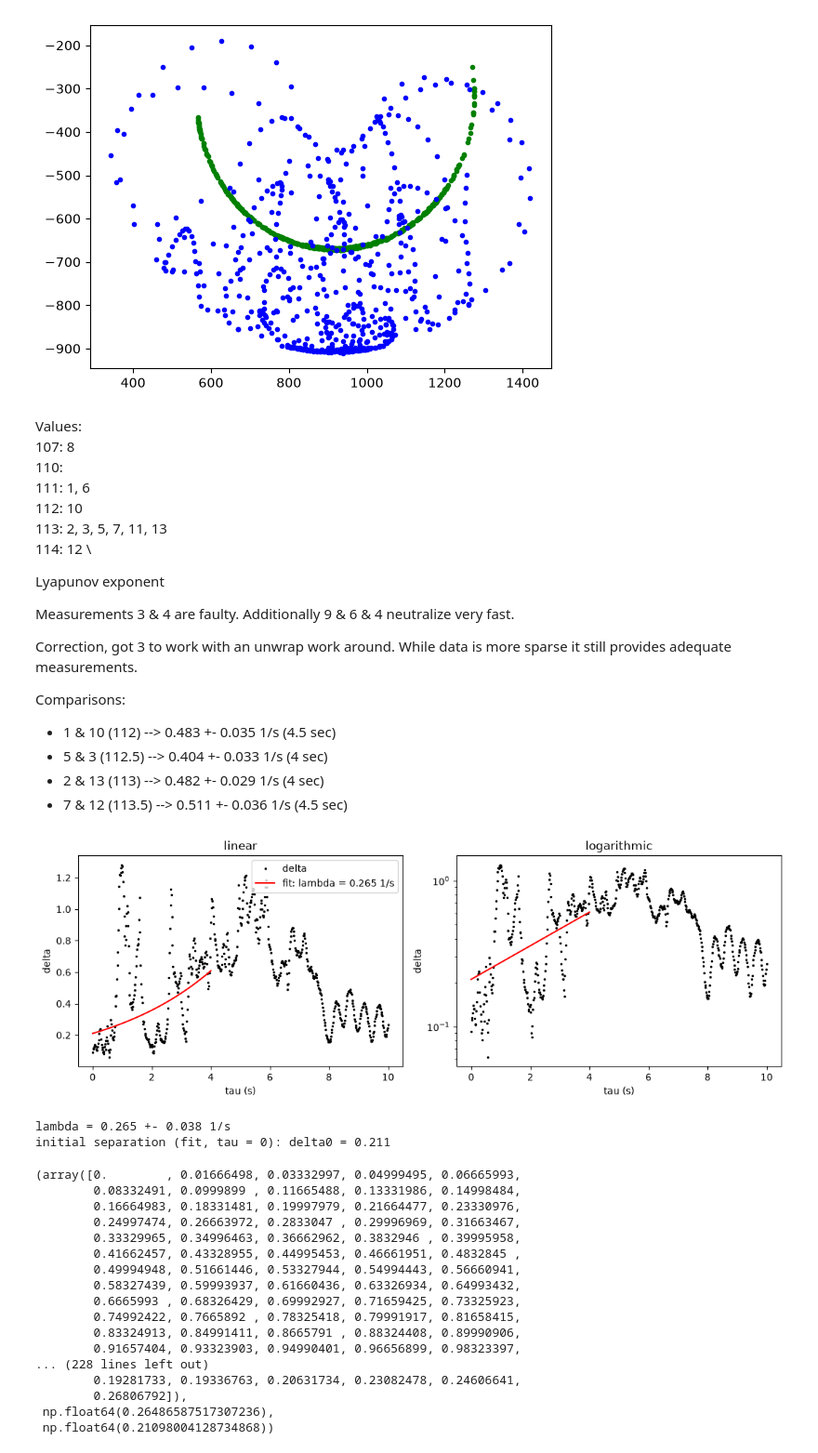
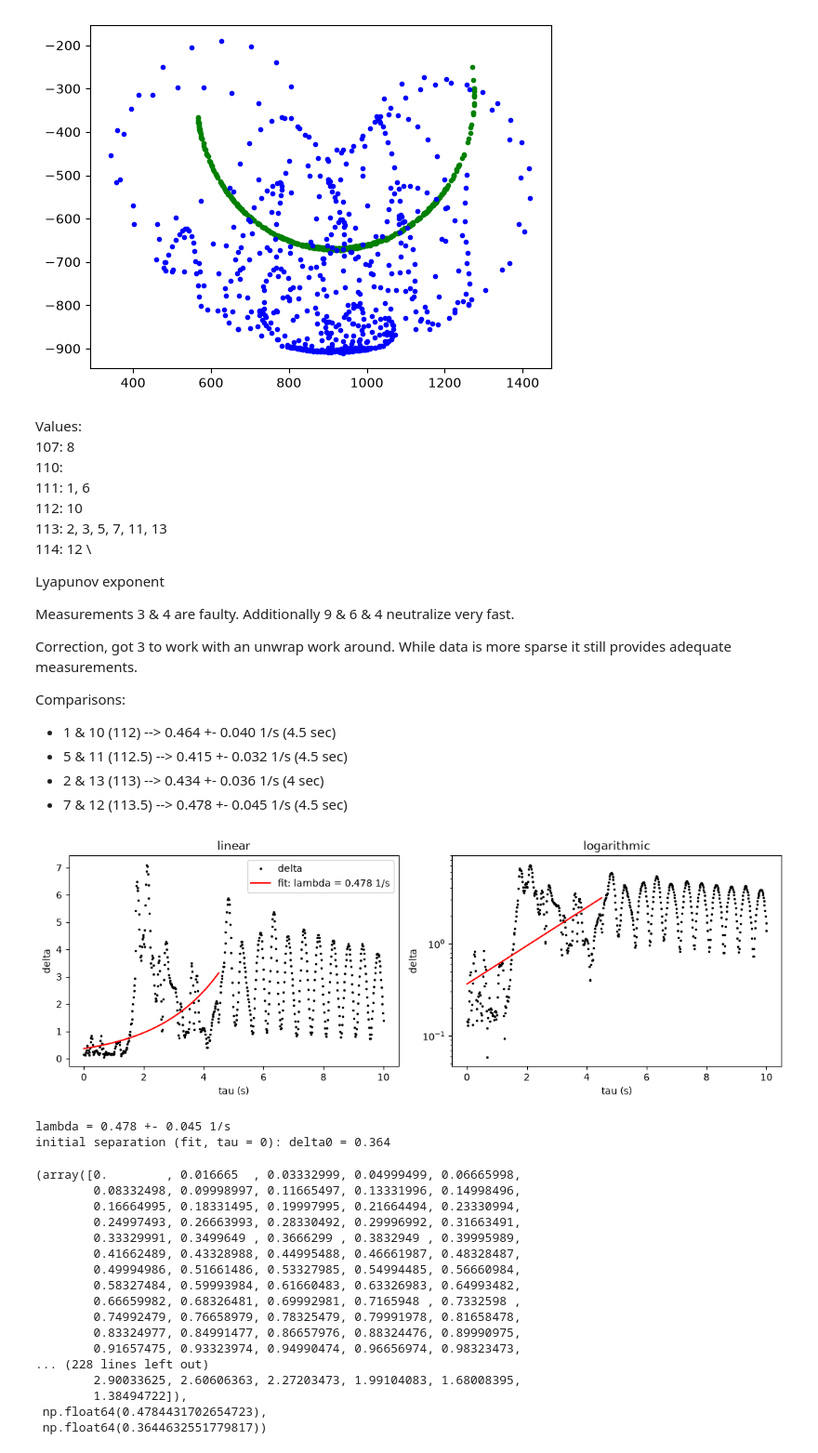
Before and after one commit to daantjebunschoten1-gif/RP---Double-Pendulum-, a Jupyter notebook: Data processing.ipynb, the cells around one changed output. Shown at 93% size. Drawn from its saved outputs; the diff is of its cells as text; code cells hidden in the pictures.

```diff
--- a/Data processing.ipynb
+++ b/Data processing.ipynb
@@ -250,10 +250,10 @@ Correction, got 3 to work with an unwrap work around. While data is more sparse
 
 Comparisons:
 
-* 1 & 10 (112) --> 0.483 +- 0.035 1/s   (4.5 sec)
-* 5 & 3 (112.5) --> 0.404 +- 0.033 1/s  (4 sec)
-* 2 & 13 (113) --> 0.482 +- 0.029 1/s   (4 sec)
-* 7 & 12 (113.5) --> 0.511 +- 0.036 1/s (4.5 sec)
+* 1 & 10 (112) --> 0.464 +- 0.040 1/s   (4.5 sec)
+* 5 & 11 (112.5) --> 0.415 +- 0.032 1/s  (4.5 sec)
+* 2 & 13 (113) --> 0.434 +- 0.036 1/s   (4 sec)
+* 7 & 12 (113.5) --> 0.478 +- 0.045 1/s (4.5 sec)
 # %%
 def phase_space_analysis(file_a, file_b, fit_start, fit_end):
     # import files (again)
@@ -264,8 +264,8 @@ def phase_space_analysis(file_a, file_b, fit_start, fit_end):
     # normalisation scales from the physics of the pendulum
     g = 9.81
     theta_norm = np.pi                                   # largest possible angle difference (rad)
-    p1_norm = (m1 + m2) * (L1 / 100)**2 * np.sqrt(g / (L1 / 100))
-    p2_norm = m2 * (L2 / 100)**2 * np.sqrt(g / (L2 / 100))
+    p1_norm = (m1 / 3 + m2) * (L1 / 100)**2 * np.sqrt(g / (L1 / 100))   # 0.0844 kg m^2/s
+    p2_norm = (m2 / 3) * (L2 / 100)**2 * np.sqrt(g / (L2 / 100))        # 0.0134 kg m^2/s
 
     # dimensionless phase-space distance (angle differences wrapped to +-pi)
     wrap = lambda x: (x + np.pi) % (2 * np.pi) - np.pi
@@ -278,51 +278,51 @@ def phase_space_analysis(file_a, file_b, fit_start, fit_end):
                     + (d_th2 / theta_norm)**2 + (d_p2 / p2_norm)**2)
 
     # fit ln(delta) = lambda * tau + b over the chosen interval
     window = (tau >= fit_start) & (tau <= fit_end) & ~np.isnan(delta)
     popt, pcov = curve_fit(lambda t, lam, b: lam * t + b, tau[window], np.log(delta[window]))
     lam, b_fit = popt
     lam_err = np.sqrt(pcov[0, 0])
     delta0 = np.exp(b_fit)
 
     # plot on linear and logarithmic vertical axes
     fig, (ax1, ax2) = plt.subplots(1, 2, figsize=(11, 4))
     t_line = np.linspace(fit_start, fit_end, 100)
     for ax in (ax1, ax2):
         ax.plot(tau, delta, "k.", ms=3, label="delta")
         ax.plot(t_line, np.exp(b_fit + lam * t_line), "r-", label=f"fit: lambda = {lam:.3g} 1/s")
         ax.set_xlabel("tau (s)")
         ax.set_ylabel("delta")
     ax1.set_title("linear")
     ax2.set_title("logarithmic")
     ax2.set_yscale("log")
     ax1.legend()
     plt.tight_layout()
     plt.show()
 
     print(f"lambda = {lam:.3f} +- {lam_err:.3f} 1/s")
     print(f"initial separation (fit, tau = 0): delta0 = {delta0:.3g}")
     return tau, delta, lam, delta0
 
 
-phase_space_analysis("Meting_processed_Vid1.csv", "Meting_processed_Vid2.csv", fit_start=0, fit_end=4)
+phase_space_analysis("Meting_processed_Vid7.csv", "Meting_processed_Vid12.csv", fit_start=0, fit_end=4.5)
 # %% [output]
-[figure, old version]
+[figure, new version]
-lambda = 0.265 +- 0.038 1/s
-initial separation (fit, tau = 0): delta0 = 0.211
+lambda = 0.478 +- 0.045 1/s
+initial separation (fit, tau = 0): delta0 = 0.364
-(array([0.        , 0.01666498, 0.03332997, 0.04999495, 0.06665993,
-        0.08332491, 0.0999899 , 0.11665488, 0.13331986, 0.14998484,
-        0.16664983, 0.18331481, 0.19997979, 0.21664477, 0.23330976,
-        0.24997474, 0.26663972, 0.2833047 , 0.29996969, 0.31663467,
-        0.33329965, 0.34996463, 0.36662962, 0.3832946 , 0.39995958,
-        0.41662457, 0.43328955, 0.44995453, 0.46661951, 0.4832845 ,
-        0.49994948, 0.51661446, 0.53327944, 0.54994443, 0.56660941,
-        0.58327439, 0.59993937, 0.61660436, 0.63326934, 0.64993432,
-        0.6665993 , 0.68326429, 0.69992927, 0.71659425, 0.73325923,
-        0.74992422, 0.7665892 , 0.78325418, 0.79991917, 0.81658415,
-        0.83324913, 0.84991411, 0.8665791 , 0.88324408, 0.89990906,
-        0.91657404, 0.93323903, 0.94990401, 0.96656899, 0.98323397,
+(array([0.        , 0.016665  , 0.03332999, 0.04999499, 0.06665998,
+        0.08332498, 0.09998997, 0.11665497, 0.13331996, 0.14998496,
+        0.16664995, 0.18331495, 0.19997995, 0.21664494, 0.23330994,
+        0.24997493, 0.26663993, 0.28330492, 0.29996992, 0.31663491,
+        0.33329991, 0.3499649 , 0.3666299 , 0.3832949 , 0.39995989,
+        0.41662489, 0.43328988, 0.44995488, 0.46661987, 0.48328487,
+        0.49994986, 0.51661486, 0.53327985, 0.54994485, 0.56660984,
+        0.58327484, 0.59993984, 0.61660483, 0.63326983, 0.64993482,
+        0.66659982, 0.68326481, 0.69992981, 0.7165948 , 0.7332598 ,
+        0.74992479, 0.76658979, 0.78325479, 0.79991978, 0.81658478,
+        0.83324977, 0.84991477, 0.86657976, 0.88324476, 0.89990975,
+        0.91657475, 0.93323974, 0.94990474, 0.96656974, 0.98323473,
 ... (228 lines left out)
-        0.19281733, 0.19336763, 0.20631734, 0.23082478, 0.24606641,
-        0.26806792]),
- np.float64(0.26486587517307236),
- np.float64(0.21098004128734868))
+        2.90033625, 2.60606363, 2.27203473, 1.99104083, 1.68008395,
+        1.38494722]),
+ np.float64(0.4784431702654723),
+ np.float64(0.3644632551779817))
```
